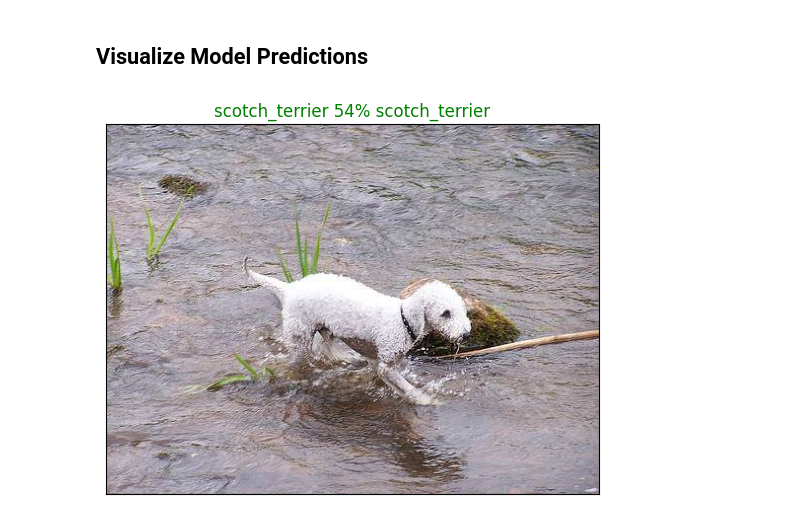
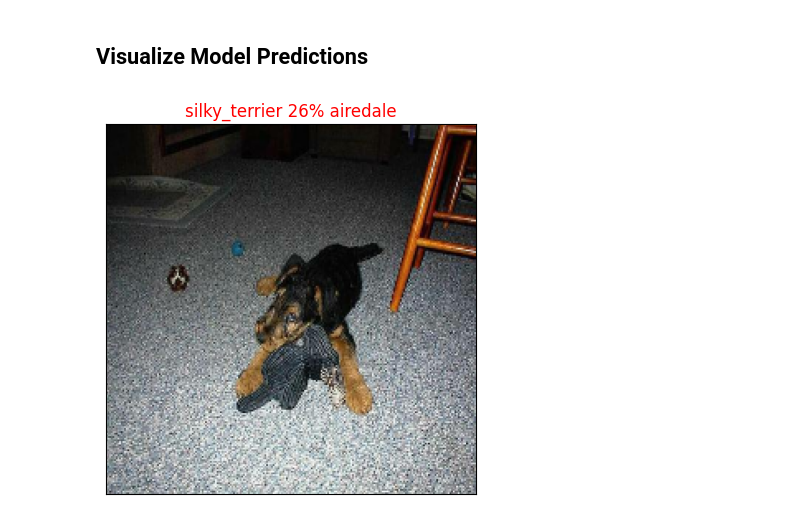
Before and after one commit to amannraawat/dog-breed-classification, a Jupyter notebook: dog_breed_classification.ipynb, the cells around one changed output. Cells and saved outputs as stored; diff of their text form; code cells hidden in the pictures.

Commit message:
use function on another predicted label

```diff
--- a/dog_breed_classification.ipynb
+++ b/dog_breed_classification.ipynb
@@ -655,7 +655,7 @@ get_pred_label(val_labels[69])
 # %%
 #function to visualize predictions and how much it is correct.
 def plot_pred(prediction_probabilities, labels, images, n=1):
-  pred_prob, true_label, iamge = prediction_probabilities[n], labels[n], images[n]
+  pred_prob, true_label, image = prediction_probabilities[n], labels[n], images[n]
 
   pred_label = get_pred_label(pred_prob)
 
@@ -678,6 +678,7 @@ def plot_pred(prediction_probabilities, labels, images, n=1):
 # %%
 plot_pred(prediction_probabilities=predictions,
           labels=val_labels,
-          images=val_images)
+          images=val_images,
+          n=69)
 # %% [output]
-[figure, old version]
+[figure, new version]
```
